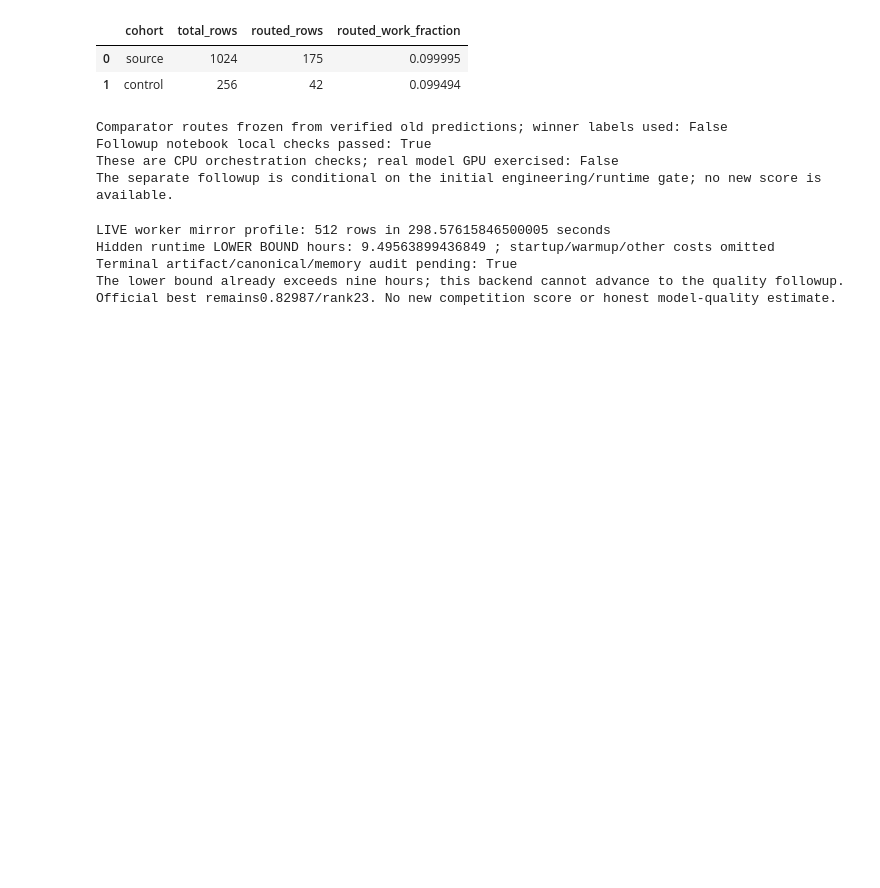
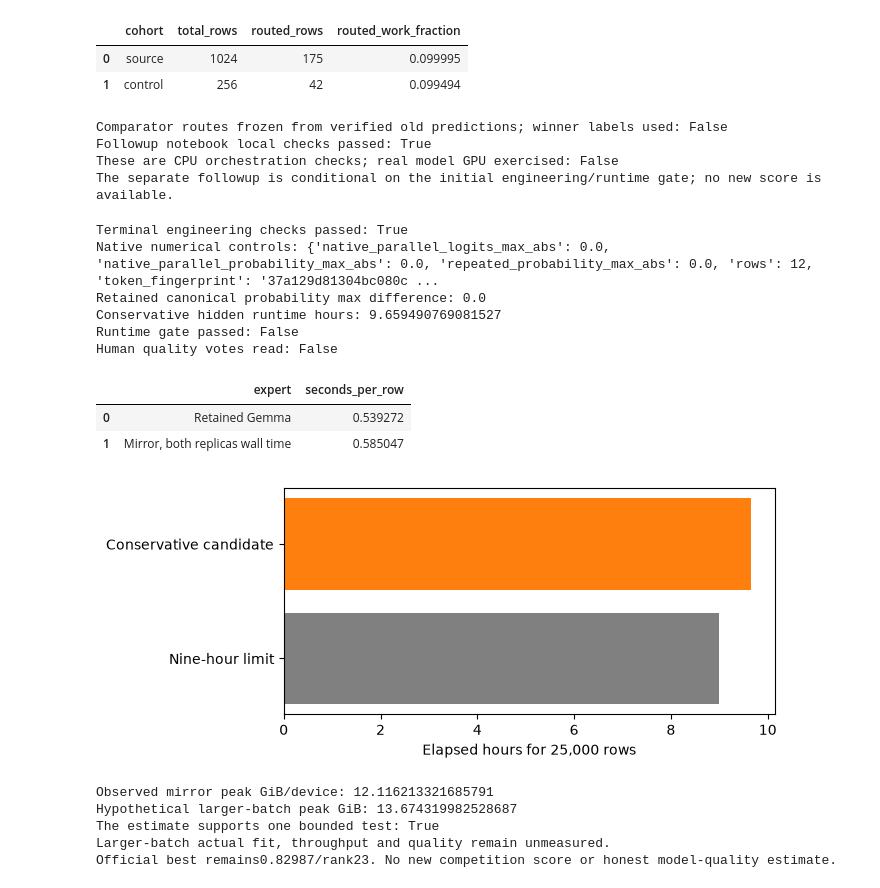
Before and after one commit to tarstars/llm_classification_finetuning, a Jupyter notebook: notebooks/31_classifier_mirror_audit.ipynb, the cells around one changed output. Drawn from its saved outputs; the diff is of its cells as text; code cells hidden in the pictures; blank space fills up the shorter version.

Commit message:
Seal H65 runtime failure and select one bounded native batching span

```diff
--- a/notebooks/31_classifier_mirror_audit.ipynb
+++ b/notebooks/31_classifier_mirror_audit.ipynb
@@ -134,28 +134,44 @@ The separate followup is conditional on the initial engineering/runtime gate; no
 # %%
 if (PUB/'engineering_qualification.json').exists():
  e=read('engineering_qualification.json');r=e['runtime']
  print('Terminal engineering checks passed:',e['engineering_checks_passed'])
  print('Native numerical controls:',e['native_controls'])
  print('Retained canonical probability max difference:',e['retained_canonical_probability_max_abs'])
  print('Conservative hidden runtime hours:',r['projected_hidden_seconds']/3600)
  print('Runtime gate passed:',e['engineering_gate_passed'])
  print('Human quality votes read:',e['human_votes_read'])
  display(pd.DataFrame([{'expert':'Retained Gemma','seconds_per_row':r['retained_seconds_per_row']},
   {'expert':'Mirror, both replicas wall time','seconds_per_row':r['mirror_parallel_seconds_per_row']}]))
  fig,ax=plt.subplots(figsize=(7,3))
  ax.barh(['Nine-hour limit','Conservative candidate'],[9,r['projected_hidden_seconds']/3600],color=['gray','tab:orange'])
  ax.set_xlabel('Elapsed hours for 25,000 rows');fig.tight_layout();plt.show()
+ if (PUB/'memory_discovery.json').exists():
+  m=read('memory_discovery.json')
+  print('Observed mirror peak GiB/device:',m['observed_peak_allocated_gib'])
+  print('Hypothetical larger-batch peak GiB:',m['hypothetical_peak_gib'])
+  print('The estimate supports one bounded test:',m['memory_supports_one_bounded_candidate'])
+  print('Larger-batch actual fit, throughput and quality remain unmeasured.')
 elif (PUB/'runtime_live_observation.json').exists():
  r=read('runtime_live_observation.json')
  print('LIVE worker mirror profile:',r['mirror_profile_rows'],'rows in',r['mirror_profile_seconds'],'seconds')
  print('Hidden runtime LOWER BOUND hours:',r['lower_bound_hours'],'; startup/warmup/other costs omitted')
  print('Terminal artifact/canonical/memory audit pending:',r['final_engineering_audit_pending'])
  print('The lower bound already exceeds nine hours; this backend cannot advance to the quality followup.')
 else: print('No GPU timing evidence at this snapshot.')
 print('Official best remains0.82987/rank23. No new competition score or honest model-quality estimate.')
 # %% [output]
-LIVE worker mirror profile: 512 rows in 298.57615846500005 seconds
-Hidden runtime LOWER BOUND hours: 9.49563899436849 ; startup/warmup/other costs omitted
-Terminal artifact/canonical/memory audit pending: True
-The lower bound already exceeds nine hours; this backend cannot advance to the quality followup.
-Official best remains0.82987/rank23. No new competition score or honest model-quality estimate.
+Terminal engineering checks passed: True
+Native numerical controls: {'native_parallel_logits_max_abs': 0.0, 'native_parallel_probability_max_abs': 0.0, 'repeated_probability_max_abs': 0.0, 'rows': 12, 'token_fingerprint': '37a129d81304bc080c ...
+Retained canonical probability max difference: 0.0
+Conservative hidden runtime hours: 9.659490769081527
+Runtime gate passed: False
+Human quality votes read: False
+|  | expert | seconds_per_row |
+| 0 | Retained Gemma | 0.539272 |
+| 1 | Mirror, both replicas wall time | 0.585047 |
+[figure, added]
+Observed mirror peak GiB/device: 12.116213321685791
+Hypothetical larger-batch peak GiB: 13.674319982528687
+The estimate supports one bounded test: True
+Larger-batch actual fit, throughput and quality remain unmeasured.
+Official best remains0.82987/rank23. No new competition score or honest model-quality estimate.
```
Also changed, not shown: parts of 1 cell of this notebook, 28 other files.
